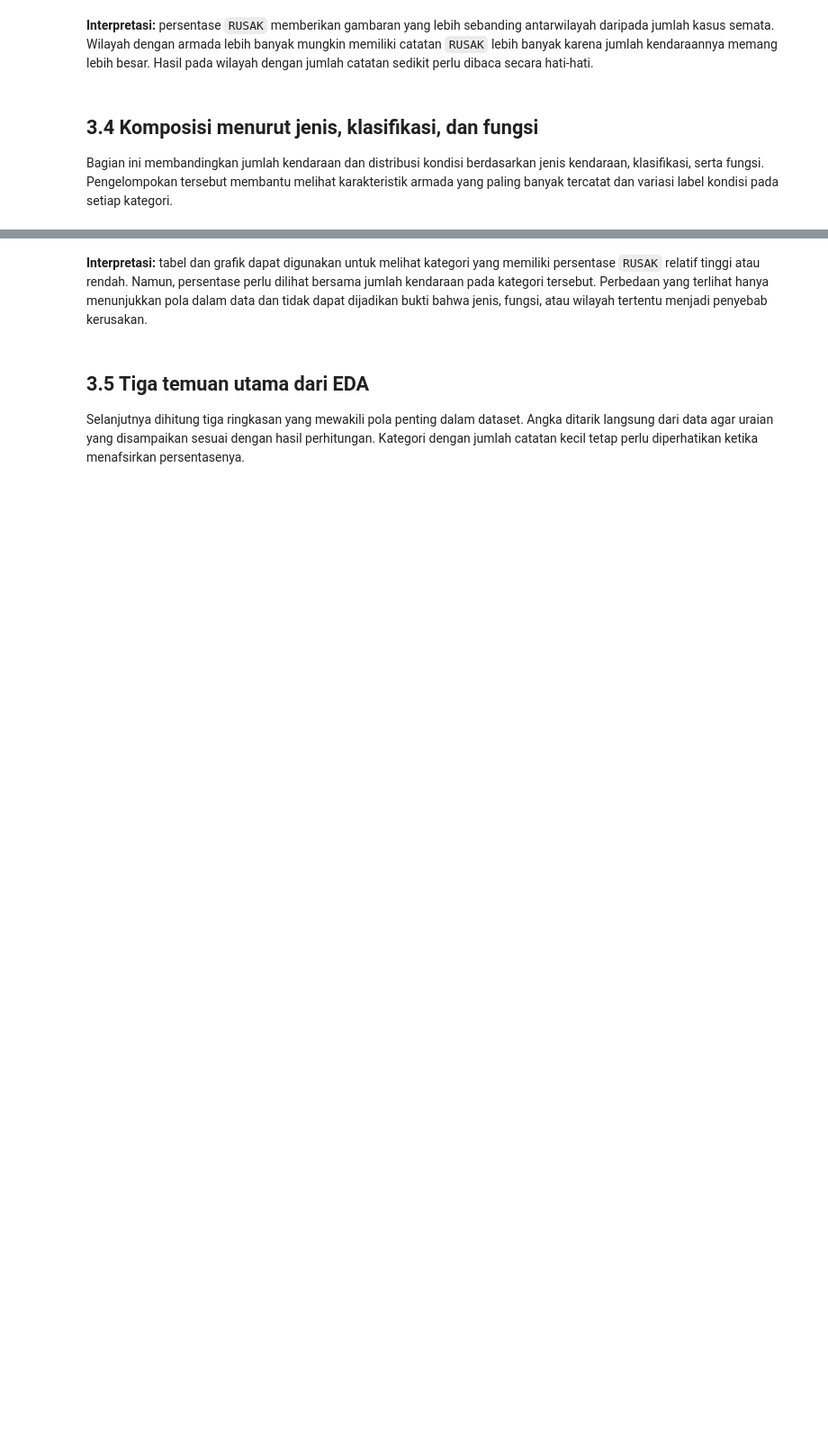
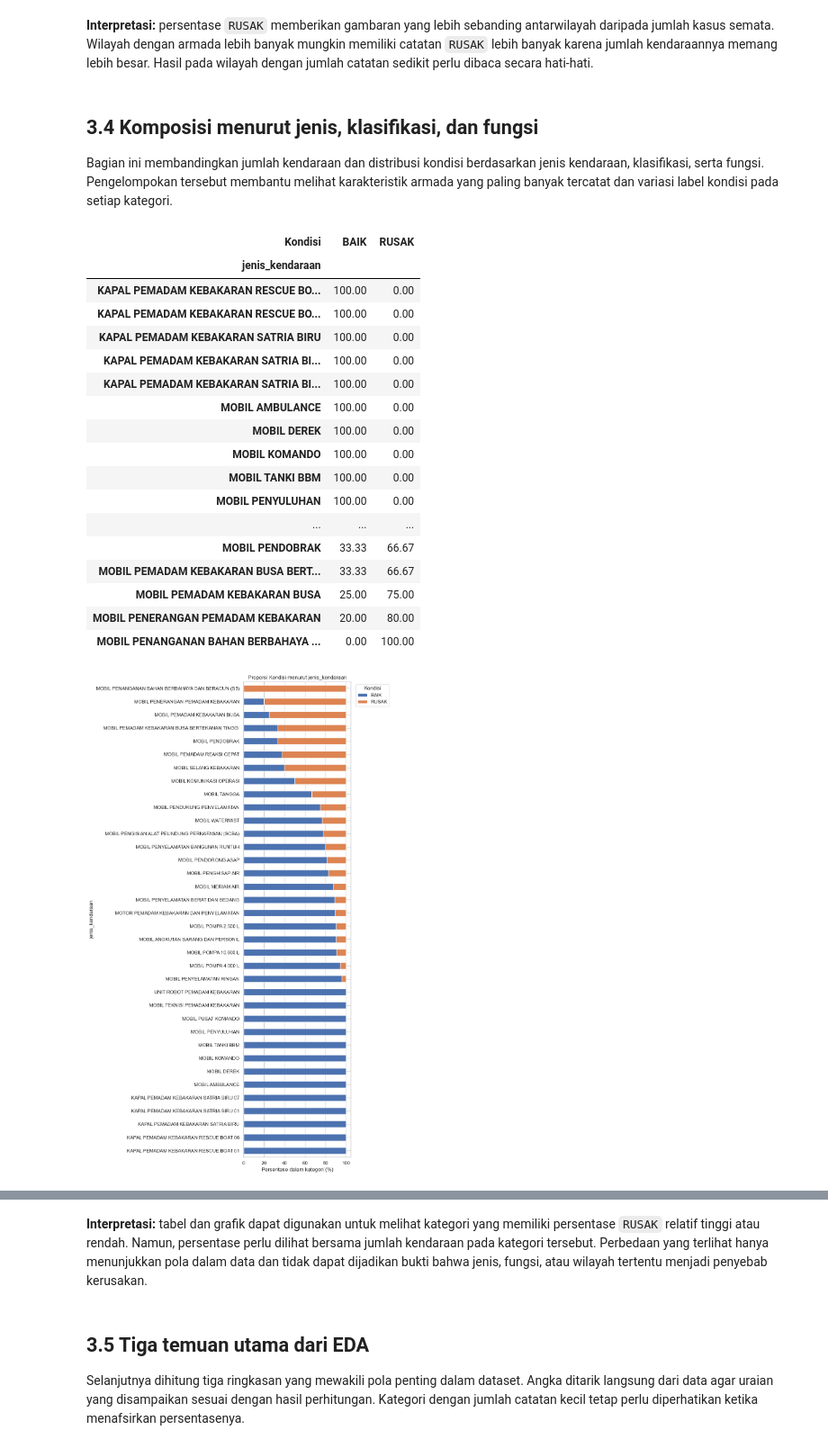
Before and after one commit to Dwiio/50_IF-E_NextLevel, a Jupyter notebook: projek_NextLevel_IF-E.ipynb, the cells around one changed output, grey strips where cells are left out. Shown at 90% size. Saved outputs shown, nothing was run; the diff lists cells and outputs as text; code cells hidden in the pictures; blank space fills up the shorter version.

```diff
--- a/projek_NextLevel_IF-E.ipynb
+++ b/projek_NextLevel_IF-E.ipynb
@@ -257,3 +302,33 @@ Jumlah catatan kendaraan pada setiap wilayah ditampilkan untuk melihat sebaran a
 ## 3.4 Komposisi menurut jenis, klasifikasi, dan fungsi
 
 Bagian ini membandingkan jumlah kendaraan dan distribusi kondisi berdasarkan jenis kendaraan, klasifikasi, serta fungsi. Pengelompokan tersebut membantu melihat karakteristik armada yang paling banyak tercatat dan variasi label kondisi pada setiap kategori.
+# %%
+for feature, filename in [("jenis_kendaraan", "04_kondisi_jenis.png"), ("klasifikasi", "05_kondisi_klasifikasi.png"), ("fungsi", "06_kondisi_fungsi.png")]:
+    tab = pd.crosstab(df_source[feature], df_source["Kondisi"], normalize="index").mul(100)
+    if "RUSAK" in tab.columns:
+        tab = tab.sort_values("RUSAK", ascending=True)
+    display(tab.round(2))
+    ax = tab.plot(kind="barh", stacked=True, figsize=(10, max(4, 0.45 * len(tab))))
+    ax.set(title=f"Proporsi Kondisi menurut {feature}", xlabel="Persentase dalam kategori (%)", ylabel=feature)
+    ax.legend(title="Kondisi", bbox_to_anchor=(1.02, 1), loc="upper left")
+    plt.tight_layout(); plt.savefig(FIGURE_DIR / filename, dpi=160, bbox_inches="tight"); plt.show()
+# %% [output]
+| Kondisi | BAIK | RUSAK |
+| jenis_kendaraan |  |  |
+| KAPAL PEMADAM KEBAKARAN RESCUE BO... | 100.00 | 0.00 |
+| KAPAL PEMADAM KEBAKARAN RESCUE BO... | 100.00 | 0.00 |
+| KAPAL PEMADAM KEBAKARAN SATRIA BIRU | 100.00 | 0.00 |
+| KAPAL PEMADAM KEBAKARAN SATRIA BI... | 100.00 | 0.00 |
+| KAPAL PEMADAM KEBAKARAN SATRIA BI... | 100.00 | 0.00 |
+| MOBIL AMBULANCE | 100.00 | 0.00 |
+| MOBIL DEREK | 100.00 | 0.00 |
+| MOBIL KOMANDO | 100.00 | 0.00 |
+| MOBIL TANKI BBM | 100.00 | 0.00 |
+| MOBIL PENYULUHAN | 100.00 | 0.00 |
+| ... | ... | ... |
+| MOBIL PENDOBRAK | 33.33 | 66.67 |
+| MOBIL PEMADAM KEBAKARAN BUSA BERT... | 33.33 | 66.67 |
+| MOBIL PEMADAM KEBAKARAN BUSA | 25.00 | 75.00 |
+| MOBIL PENERANGAN PEMADAM KEBAKARAN | 20.00 | 80.00 |
+| MOBIL PENANGANAN BAHAN BERBAHAYA ... | 0.00 | 100.00 |
+[figure, added]
```
Also changed, not shown: parts of 7 cells of this notebook.
